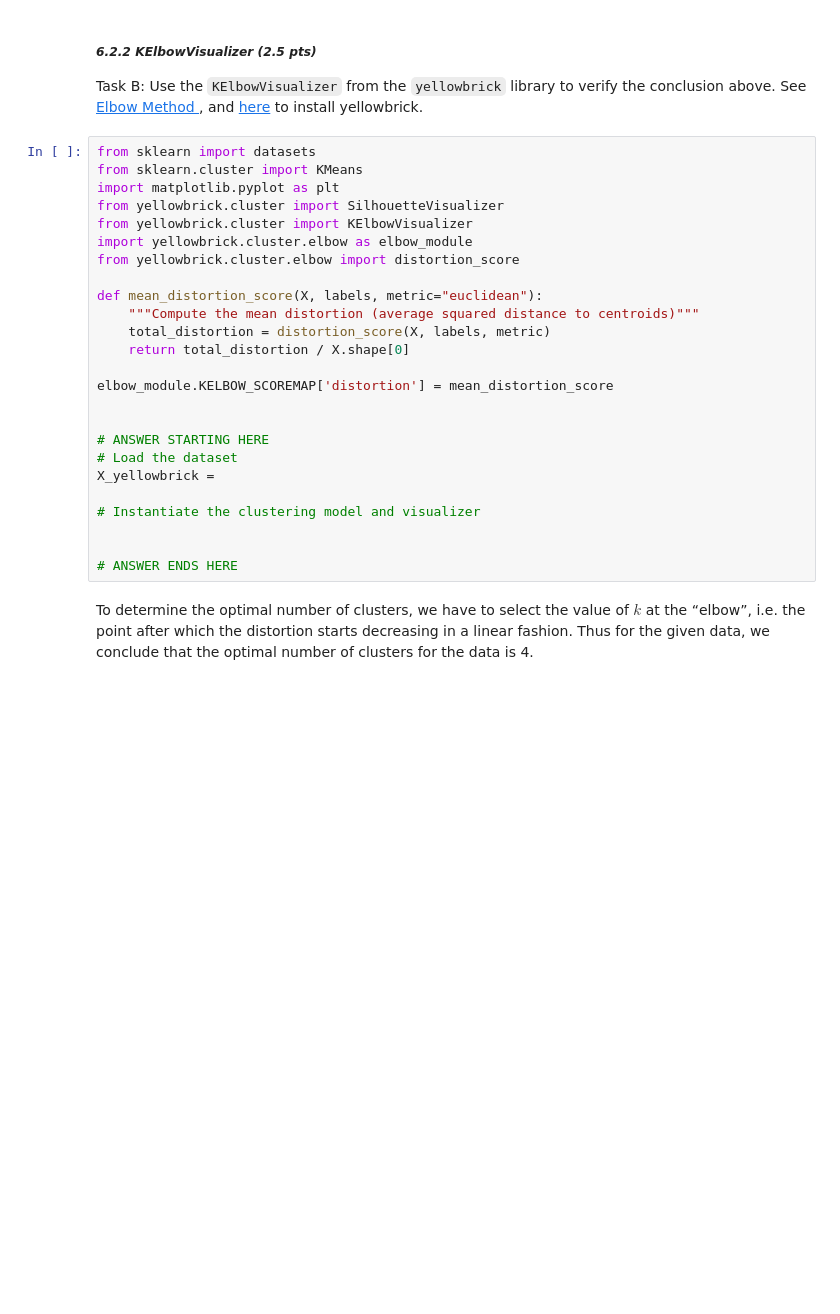
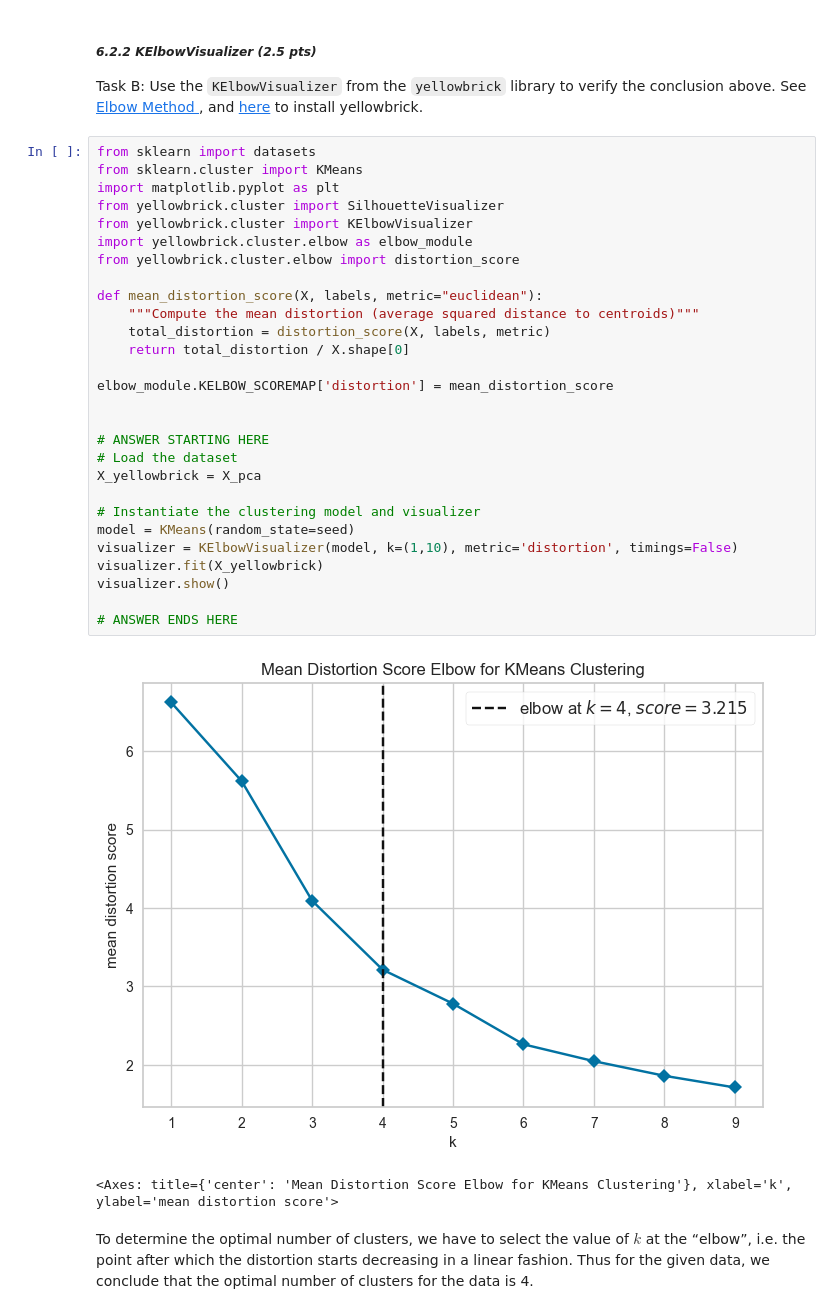
Before and after one commit to 4oure/CMSC320, a Jupyter notebook: hw4/CMSC320_HW4_Fall2025_ML_Classifiers_Clustering.ipynb, the cells around one changed output. Cells and saved outputs as stored; diff of their text form; blank space fills up the shorter version.

```diff
--- a/hw4/CMSC320_HW4_Fall2025_ML_Classifiers_Clustering.ipynb
+++ b/hw4/CMSC320_HW4_Fall2025_ML_Classifiers_Clustering.ipynb
@@ -659,28 +723,34 @@ Task B: Use the `KElbowVisualizer` from the `yellowbrick` library to verify the
 # %%
 from sklearn import datasets
 from sklearn.cluster import KMeans
 import matplotlib.pyplot as plt
 from yellowbrick.cluster import SilhouetteVisualizer
 from yellowbrick.cluster import KElbowVisualizer
 import yellowbrick.cluster.elbow as elbow_module
 from yellowbrick.cluster.elbow import distortion_score
 
 def mean_distortion_score(X, labels, metric="euclidean"):
     """Compute the mean distortion (average squared distance to centroids)"""
     total_distortion = distortion_score(X, labels, metric)
     return total_distortion / X.shape[0]
 
 elbow_module.KELBOW_SCOREMAP['distortion'] = mean_distortion_score
 
 
 # ANSWER STARTING HERE
 # Load the dataset
-X_yellowbrick =
+X_yellowbrick = X_pca
 
 # Instantiate the clustering model and visualizer
-
+model = KMeans(random_state=seed)
+visualizer = KElbowVisualizer(model, k=(1,10), metric='distortion', timings=False)
+visualizer.fit(X_yellowbrick)
+visualizer.show()
 
 # ANSWER ENDS HERE
+# %% [output]
+[figure, added]
+<Axes: title={'center': 'Mean Distortion Score Elbow for KMeans Clustering'}, xlabel='k', ylabel='mean distortion score'>
 # %% [markdown]
 To determine the optimal number of clusters, we have to select the value of $k$ at the “elbow”, i.e. the point after which the distortion starts decreasing in a linear fashion. Thus for the given data, we conclude that the optimal number of clusters for the data is 4.
 # %%
```
Also changed, not shown: parts of 8 cells of this notebook.
